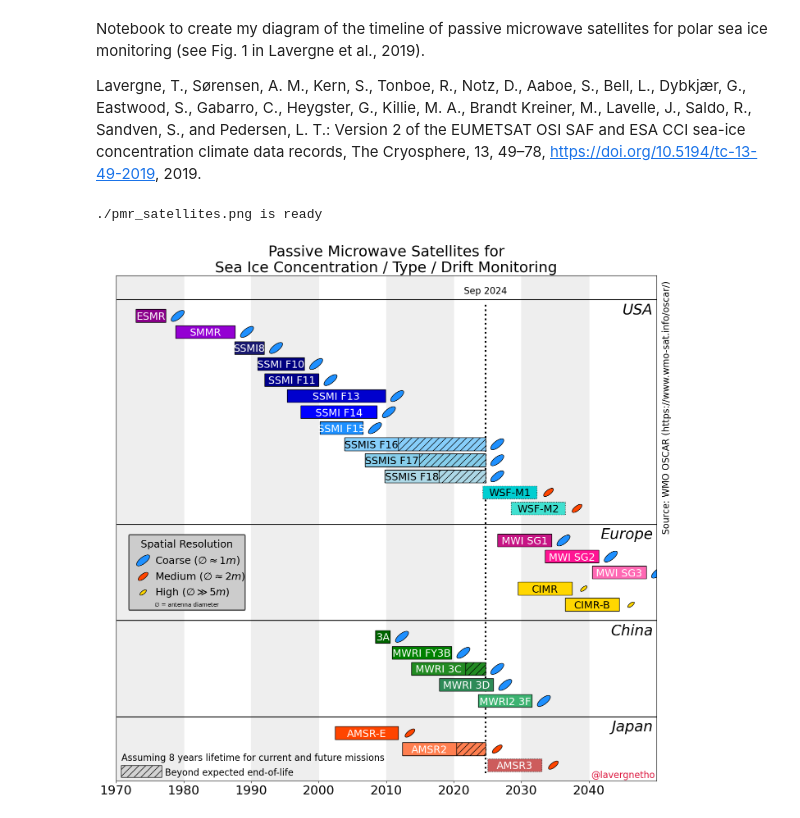
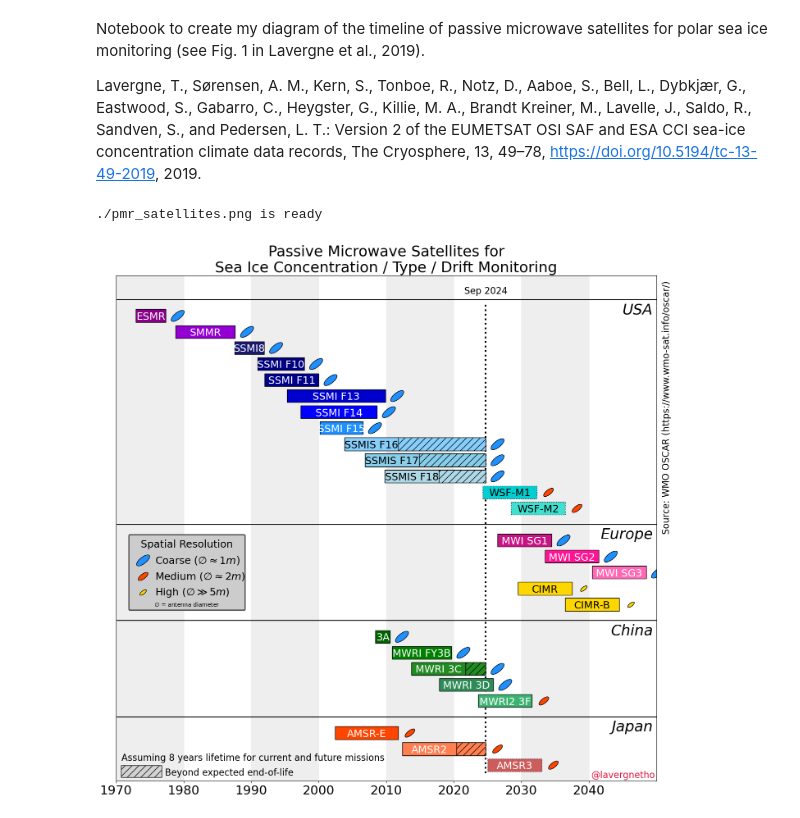
Before and after one commit to TomLav/snippets, a Jupyter notebook: CDR Satellite Diagram Public.ipynb, the cells around one changed output. Cells and saved outputs as stored; diff of their text form; code cells hidden in the pictures.

Commit message:
New version of the diagram, Nov 2024

```diff
--- a/CDR Satellite Diagram Public.ipynb
+++ b/CDR Satellite Diagram Public.ipynb
@@ -197,7 +197,7 @@ colors['Meteor N3'] = 'White'
 
 pmrt=dict()
 for pmr in colors.keys():
-    if pmr in ('AMSR-E', 'AMSR2', 'AMSR3', 'WSF-M1', 'WSF-M2'):
+    if pmr in ('AMSR-E', 'AMSR2', 'AMSR3', 'WSF-M1', 'WSF-M2', 'MWRI2 FY3F'):
         pmrt[pmr] = 'medium'
     elif pmr in ('CIMR', 'CIMR-B'):
         pmrt[pmr] = 'high'
@@ -376,31 +376,31 @@ def do_plot(Fdate=datetime(1985,1,1),Edate=datetime(2015,12,31),
             rotation='vertical',transform=ax.transAxes,va='top',fontsize=16)
     ax.text(0.01,0.04,'Assuming {} years lifetime for current and future missions'.format(mlength),
             transform=ax.transAxes,ha='left',fontsize=16)
     ax.barh(0.1,6,height=0.75,left=fdate+0.75,color='lightgrey',hatch='//',edgecolor='black')
     ax.text(fdate+0.75+6+0.5,0.1-0.75*0.5,'Beyond expected end-of-life',fontsize=16,va='bottom')
 
     ax.text(0.998,0.002,'@lavergnetho',transform=ax.transAxes,ha='right',va='bottom',fontsize=16,color='Crimson')
 
 
     ax.set_yticks(())
     ax.set_title('Passive Microwave Satellites for\nSea Ice Concentration / Type / Drift Monitoring',fontsize=26)
 
 
     return fig
 
 if __name__ == '__main__':
 
 
     Edate=datetime(2049,12,31)
     Fdate=datetime(1970,1,1)
 
     f1 = do_plot(Fdate=Fdate,Edate=Edate,ctype=False)
 
     oname = './pmr_satellites.png'
     plt.savefig(oname,bbox_inches='tight',dpi=300)
     print( "{} is ready".format(oname,) )
 
     plt.show()
 # %% [output]
 ./pmr_satellites.png is ready
-[figure, old version]
+[figure, new version]
```
